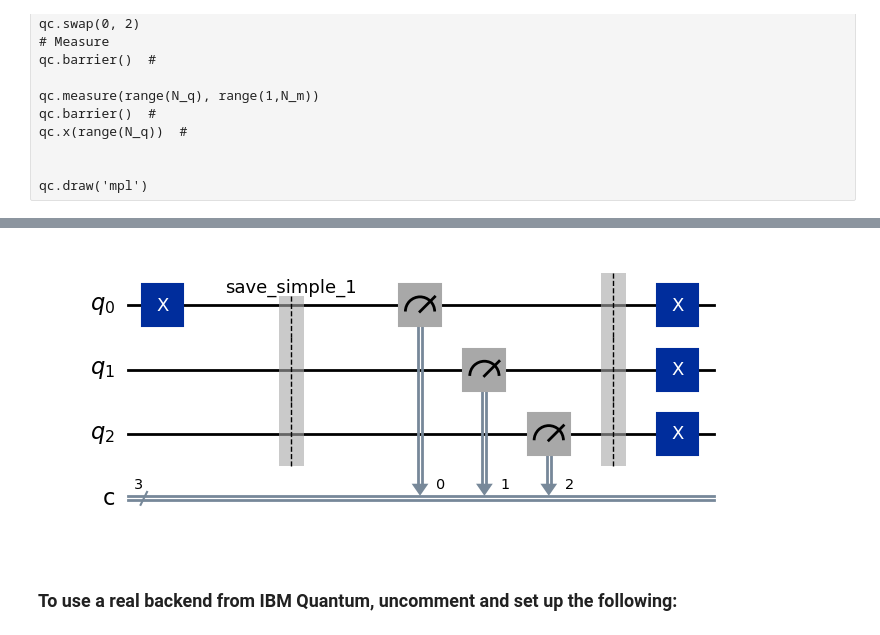
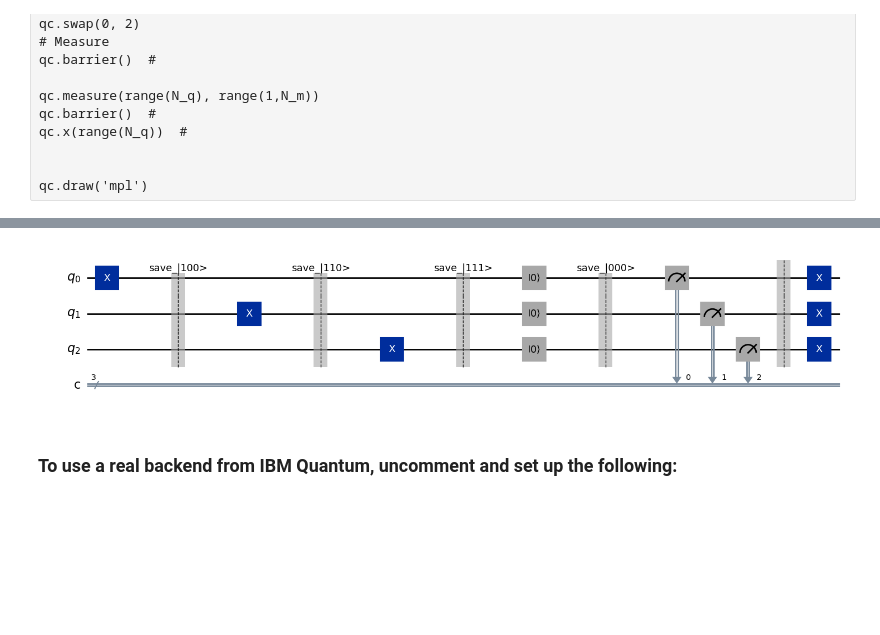
Before and after one commit to CERN-QTI/quantum-gates, a Jupyter notebook: start up and testing/local_backend_test.ipynb, the cells around one changed output, grey strips where cells are left out. Cells and saved outputs as stored; diff of their text form; code cells hidden in the pictures; blank space fills up the shorter version.

Commit message:
saving statevectors using barriers comparison with AER

```diff
--- a/start up and testing/local_backend_test.ipynb
+++ b/start up and testing/local_backend_test.ipynb
@@ -162,23 +165,32 @@ qc.draw('mpl')
 # %%
 ## EXAMPLE USAGE CIRCUIT for THE MrAndersonSimulator ##
 
 # --- Define a circuit ---
 N_q = 3
 N_m = N_q  # number of measured qubits
 qc = QuantumCircuit(N_q, N_m)
 # Prepare |01>
 qc.x(0)
 
-qc.barrier(label='save_simple_1')  #
+qc.barrier(label='save_|100>')  #
+
+qc.x(1)
+qc.barrier(label='save_|110>')  #
+
+qc.x(2)
+qc.barrier(label='save_|111>')  #
+
+qc.reset(range(N_q))  #
+qc.barrier(label='save_|000>')  #
 
 qc.measure(range(N_q), range(N_m))
 qc.barrier()  #
 qc.x(range(N_q))  #
 
 
 qc.draw('mpl')
 # %% [output]
-[figure, old version]
+[figure, new version]
 # %%
 # call the Noisy simulator
 #sim = MrAndersonSimulator(gates=standard_gates, CircuitClass=EfficientCircuit)
```
Also changed, not shown: parts of 20 cells of this notebook, 2 other files.
